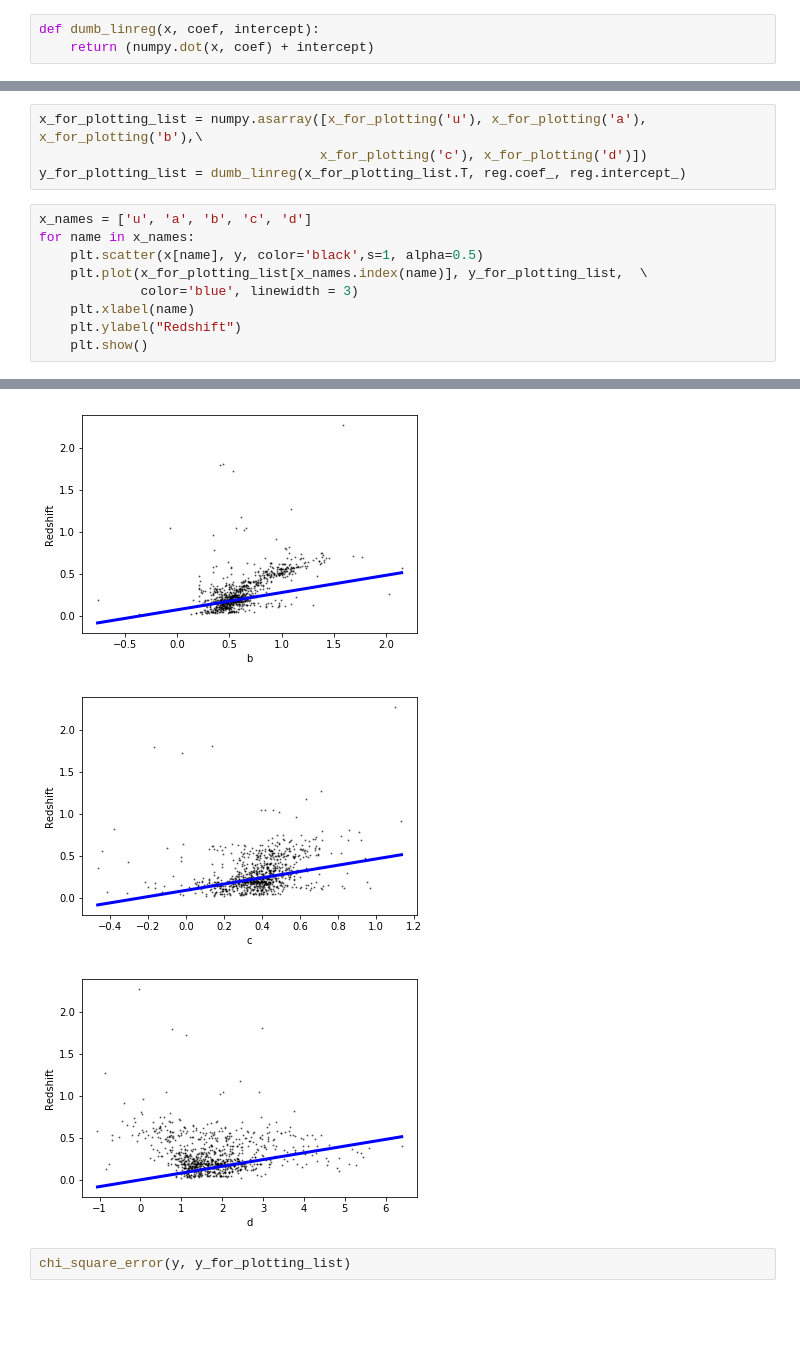
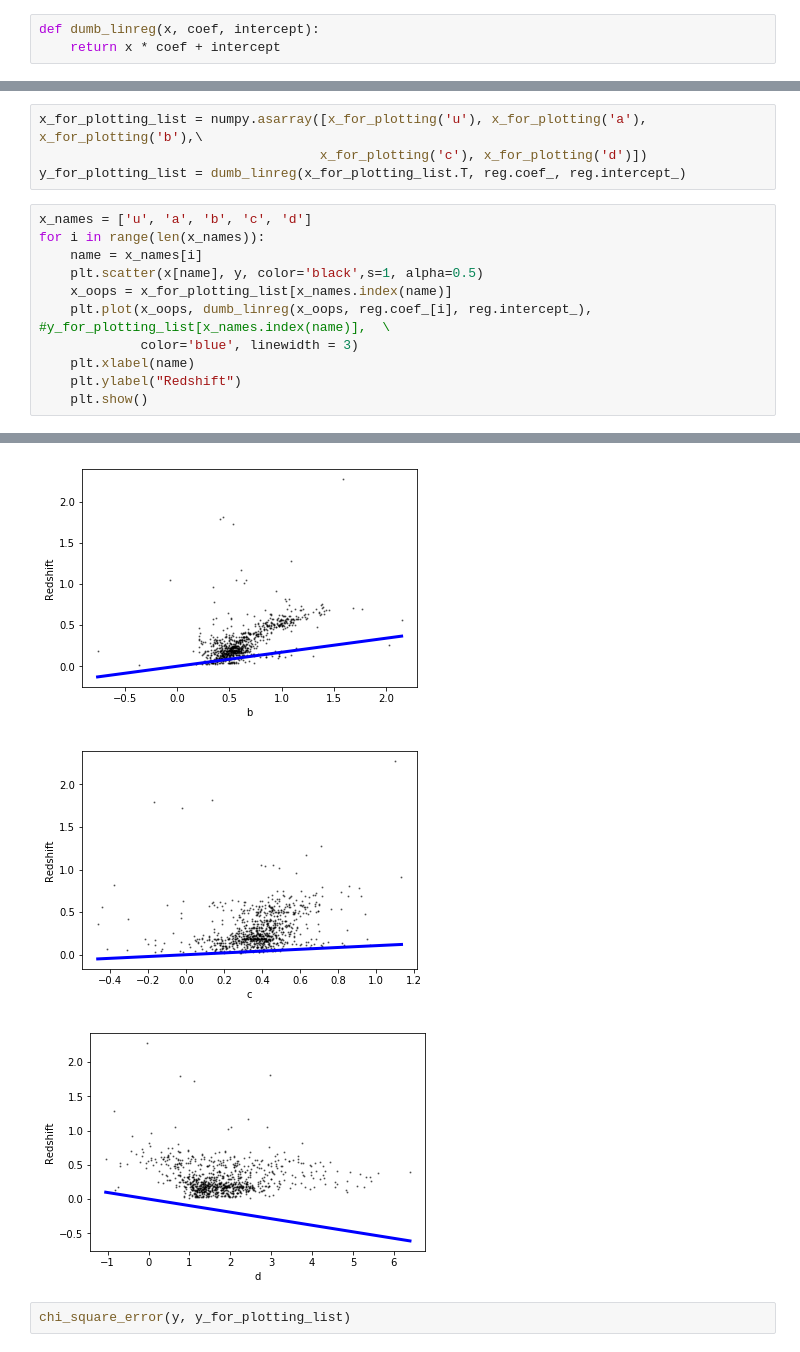
Before and after one commit to marin-hyatt/redshift_data_project, a Jupyter notebook: Marin Hyatt Improved Machine Learning -- Magnitude Differences.ipynb, the cells around one changed output, grey strips where cells are left out. Drawn from its saved outputs; the diff is of its cells as text; blank space fills up the shorter version.

```diff
--- a/Marin Hyatt Improved Machine Learning -- Magnitude Differences.ipynb
+++ b/Marin Hyatt Improved Machine Learning -- Magnitude Differences.ipynb
@@ -134,7 +129,7 @@ print(reg.intercept_)
 -1.5025832294646368
 # %%
 def dumb_linreg(x, coef, intercept):
-    return (numpy.dot(x, coef) + intercept)
+    return x * coef + intercept
 # %%
 def x_for_plotting(column):
     x_list = []
@@ -155,9 +150,11 @@ x_for_plotting_list = numpy.asarray([x_for_plotting('u'), x_for_plotting('a'), x
 y_for_plotting_list = dumb_linreg(x_for_plotting_list.T, reg.coef_, reg.intercept_)
 # %%
 x_names = ['u', 'a', 'b', 'c', 'd']
-for name in x_names:
+for i in range(len(x_names)):
+    name = x_names[i]
     plt.scatter(x[name], y, color='black',s=1, alpha=0.5)
-    plt.plot(x_for_plotting_list[x_names.index(name)], y_for_plotting_list,  \
+    x_oops = x_for_plotting_list[x_names.index(name)]
+    plt.plot(x_oops, dumb_linreg(x_oops, reg.coef_[i], reg.intercept_), #y_for_plotting_list[x_names.index(name)],  \
              color='blue', linewidth = 3)
     plt.xlabel(name)
     plt.ylabel("Redshift")
@@ -168,6 +165,6 @@ for name in x_names:
-[figure, old version]
+[figure, new version]
-[figure, old version]
+[figure, new version]
-[figure, old version]
+[figure, new version]
 # %%
 chi_square_error(y, y_for_plotting_list)
 # %% [output]
```
Also changed, not shown: parts of 3 cells of this notebook.
